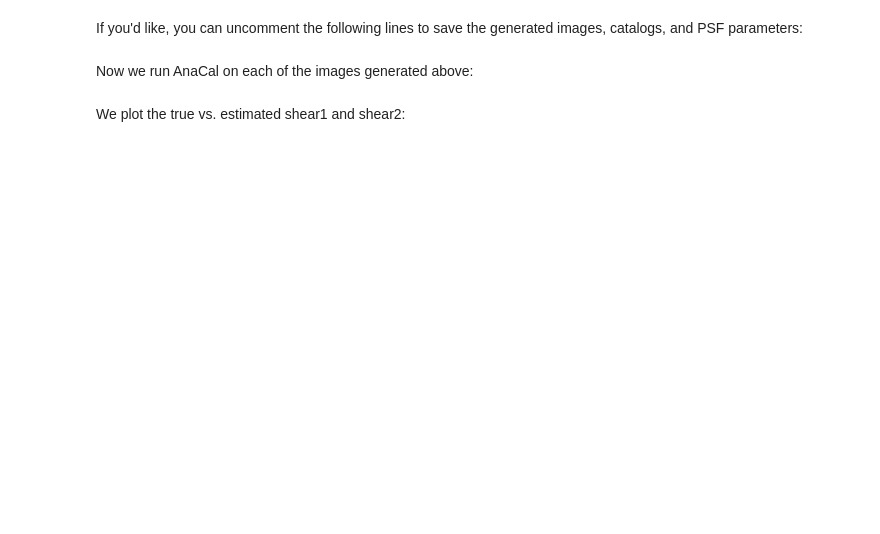
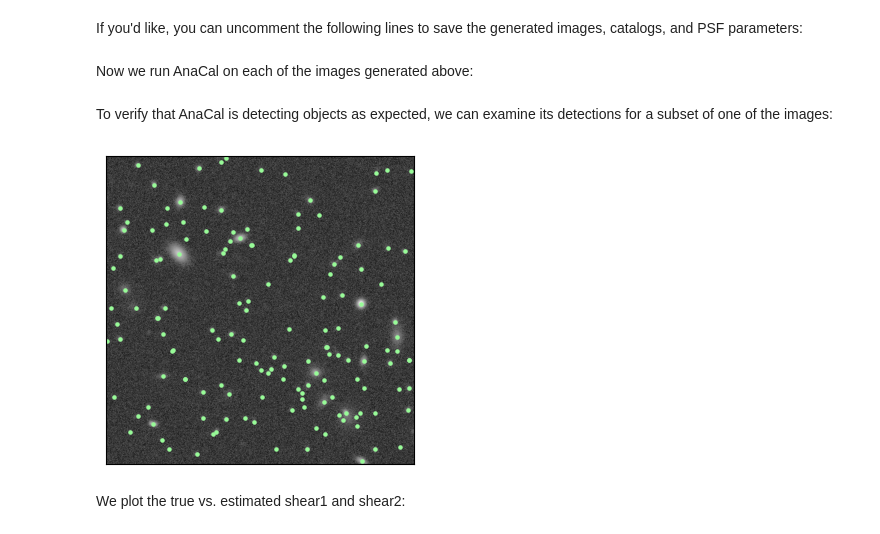
Before and after one commit to timwhite0/descwl-shear-sims, a Jupyter notebook: notebooks/anacal.ipynb, the cells around one changed output. Drawn from its saved outputs; the diff is of its cells as text; code cells hidden in the pictures; blank space fills up the shorter version.

```diff
--- a/notebooks/anacal.ipynb
+++ b/notebooks/anacal.ipynb
@@ -300,3 +305,21 @@ est_shear1, est_shear2, true_shear1, true_shear2 = anacal_estimate(images, psf_p
+# %% [markdown]
+To verify that AnaCal is detecting objects as expected, we can examine its detections for a subset of one of the images:
+# %%
+torch.manual_seed(0)
+
+image_index = torch.randint(0, num_images, size = [1])
+
+low = 512
+high = 1024
+
+fig, ax = plt.subplots(1, 1, figsize = (4, 4))
+mask = (est_x[image_index] > low) * (est_x[image_index] < high) * (est_y[image_index] > low) * (est_y[image_index] < high)
+_ = ax.imshow(images[image_index].squeeze()[low:high,low:high].arcsinh(), cmap = 'gray')
+_ = ax.scatter(est_x[image_index][mask] - low, est_y[image_index][mask] - low, s = 20, marker = '.', c = 'palegreen')
+_ = ax.set_xticks([])
+_ = ax.set_yticks([])
+# %% [output]
+[figure, added]
 # %% [markdown]
 We plot the true vs. estimated shear1 and shear2:
 # %%
```
Also changed, not shown: parts of 6 cells of this notebook.
